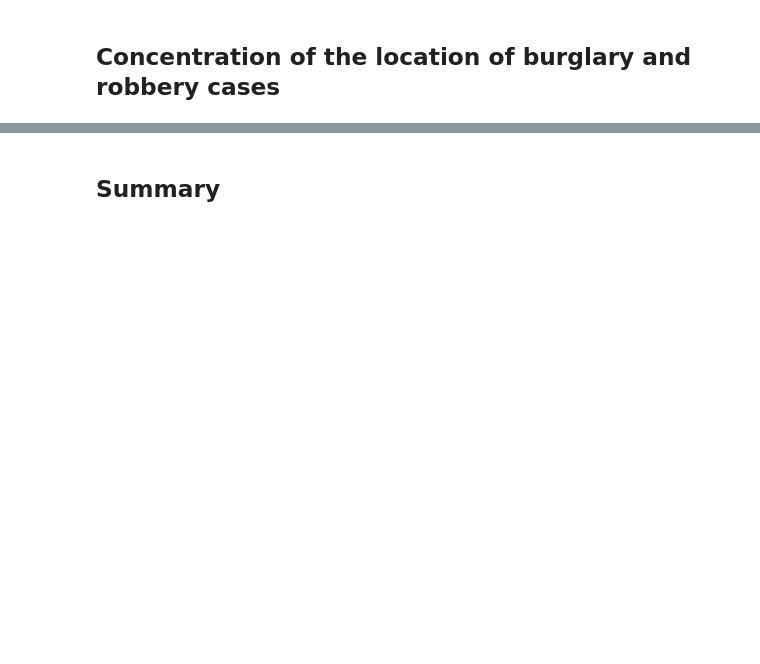
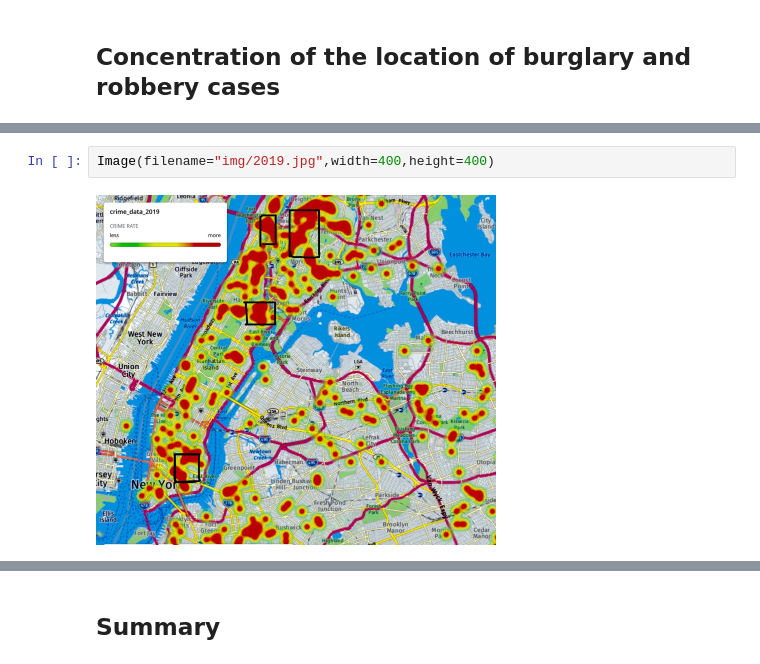
Before and after one commit to yil479/NYCrimeCoronaAnalysis, a Jupyter notebook: Coronavirus and Crimes at NYC.ipynb, the cells around one changed output, grey strips where cells are left out. Saved outputs shown, nothing was run; the diff lists cells and outputs as text; blank space fills up the shorter version.

```diff
--- a/Coronavirus and Crimes at NYC.ipynb
+++ b/Coronavirus and Crimes at NYC.ipynb
@@ -200,0 +192,4 @@ Next, we try to discover the different areas where burglary and robbery is likel
+# %%
+Image(filename="img/2019.jpg",width=400,height=400)
+# %% [output]
+[figure, added]
```
Also changed, not shown: parts of 21 cells of this notebook, 4 other files.
